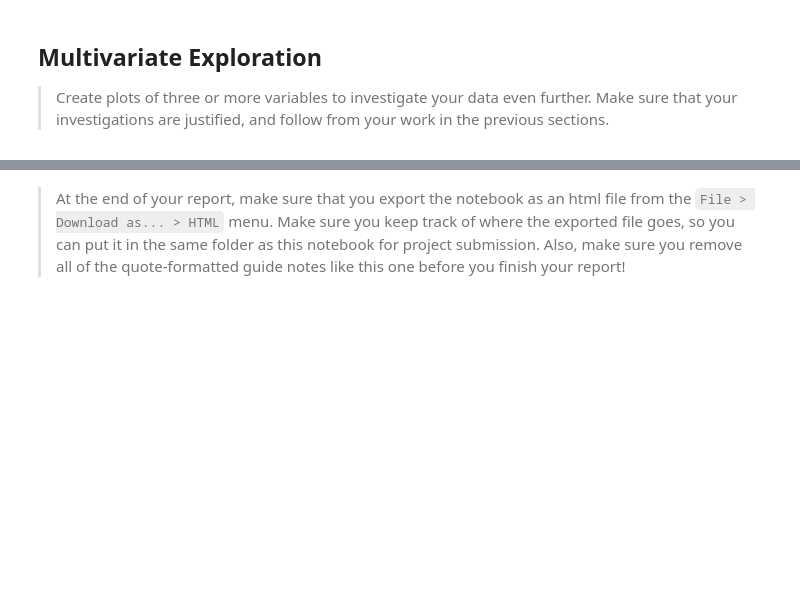
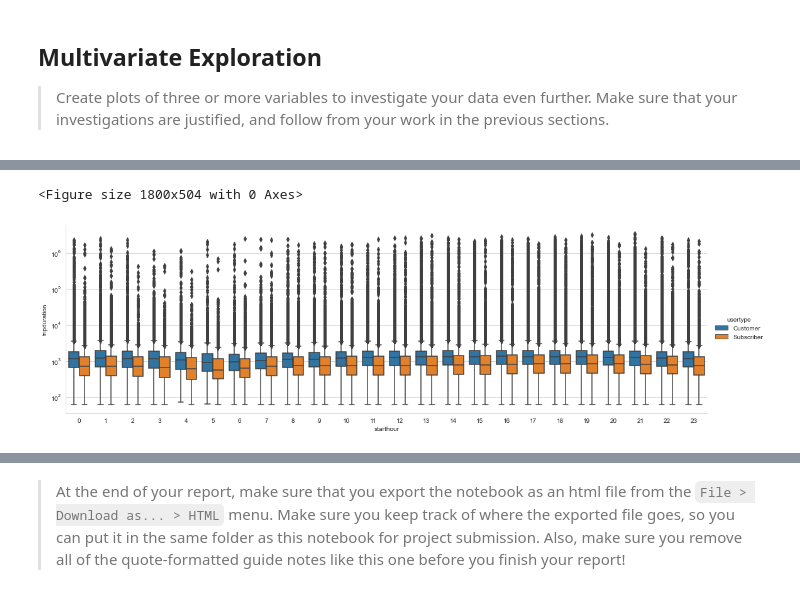
Before and after one commit to Aete/DAND_data_visualization, a Jupyter notebook: exploration.ipynb, the cells around one changed output, grey strips where cells are left out. Saved outputs shown, nothing was run; the diff lists cells and outputs as text; code cells hidden in the pictures; blank space fills up the shorter version.

```diff
--- a/exploration_template.ipynb
+++ b/exploration.ipynb
@@ -697,0 +705,8 @@ df_bike.head()
+# %%
+plt.figure(figsize=(25,7))
+sns.catplot(x="starthour", y="tripduration", hue="usertype",
+            kind="box", aspect=3, data=df_bike);
+plt.yscale('log');
+# %% [output]
+<Figure size 1800x504 with 0 Axes>
+[figure, added]
```
Also changed, not shown: parts of 5 cells of this notebook, 1 other file.
